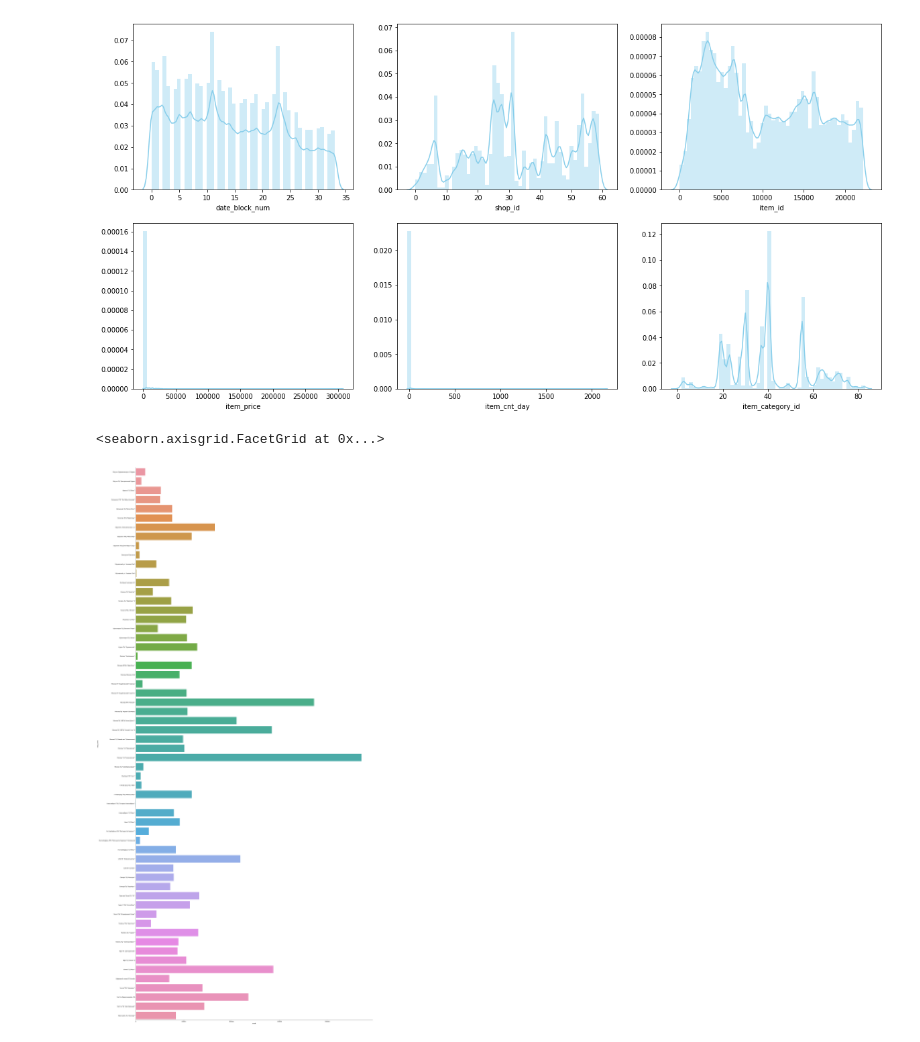
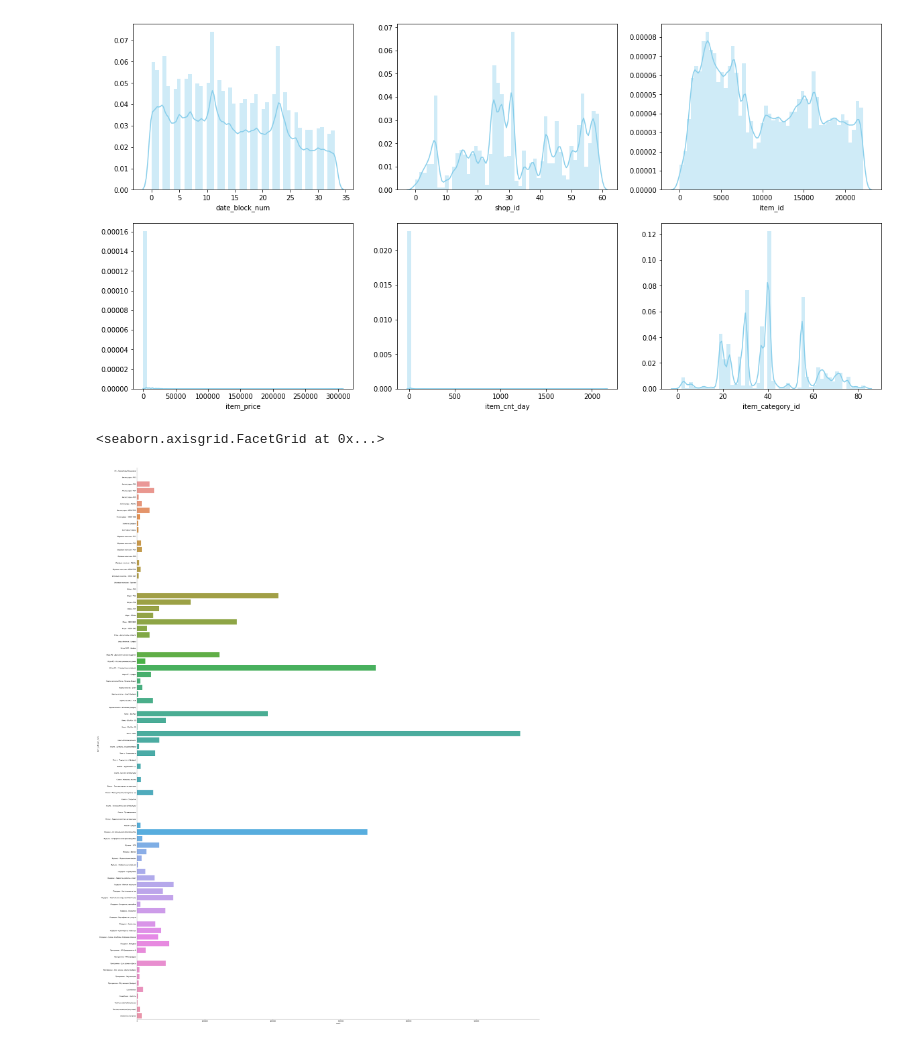
Before and after one commit to moran500/predict_future_price, a Jupyter notebook: predict_future_sales_clear.ipynb, the cells around one changed output. Drawn from its saved outputs; the diff is of its cells as text; code cells hidden in the pictures.

```diff
--- a/predict_future_sales_clear.ipynb
+++ b/predict_future_sales_clear.ipynb
@@ -136,20 +159,20 @@ test[test > 100000]
 # %%
 # EDA
 # Categorical distributions
 
 # cat_columns = ["shop_name", "item_category_name", "item_name"]
 # f, axes = plt.subplots(2, 1, figsize=(20, 40), sharex=False)
 # for ax, feature in zip(axes.flat, cat_columns):
 #     sns.catplot(y=feature, data=data, kind="count", ax=ax, order=np.sort(data[feature]))
 
 # check the structurals erros in categorical data
 # data["shop_name"].unique()
-sns.catplot(y="shop_name", data=data, kind="count", height=len(shops), aspect=.5, order=shops.sort_values("shop_name")["shop_name"])
+# sns.catplot(y="shop_name", data=data, kind="count", height=len(shops), aspect=.5, order=shops.sort_values("shop_name")["shop_name"])
 # sns.catplot(y="item_name", data=data, kind="count", height=len(items)/50, aspect=.8, order=items.sort_values("item_name")["item_name"])
-# sns.catplot(y="item_category_name", data=data, kind="count", height=100, aspect=.8, order=items_cat.sort_values("item_category_name")["item_category_name"])
+sns.catplot(y="item_category_name", data=data, kind="count", height=50, aspect=.8, order=items_cat.sort_values("item_category_name")["item_category_name"])
 # %% [output]
 <seaborn.axisgrid.FacetGrid at 0x...>
-[figure, old version]
+[figure, new version]
 # %%
 # EDA
 # Segmentation ratio
```
Also changed, not shown: parts of 12 cells of this notebook.
